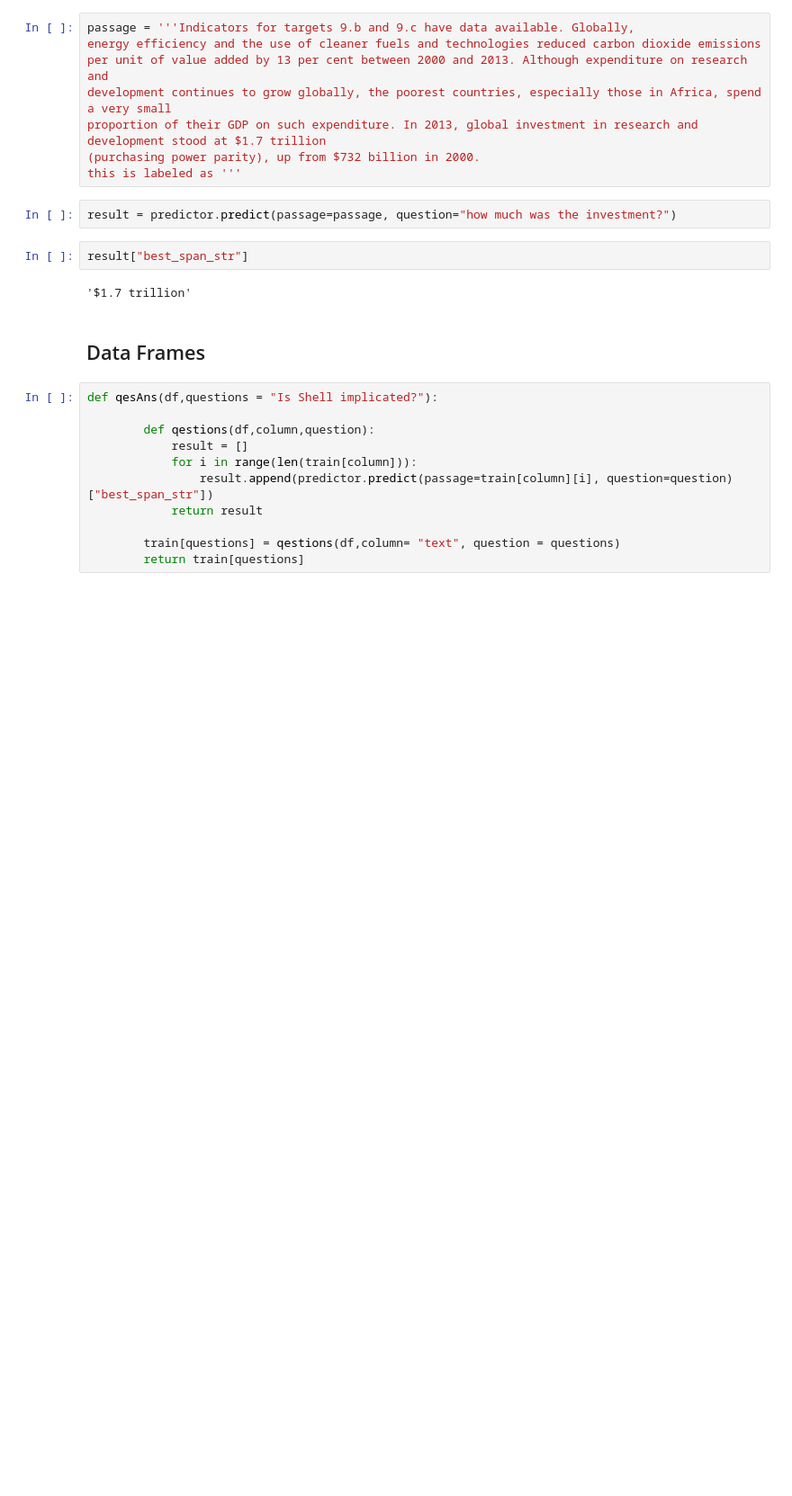
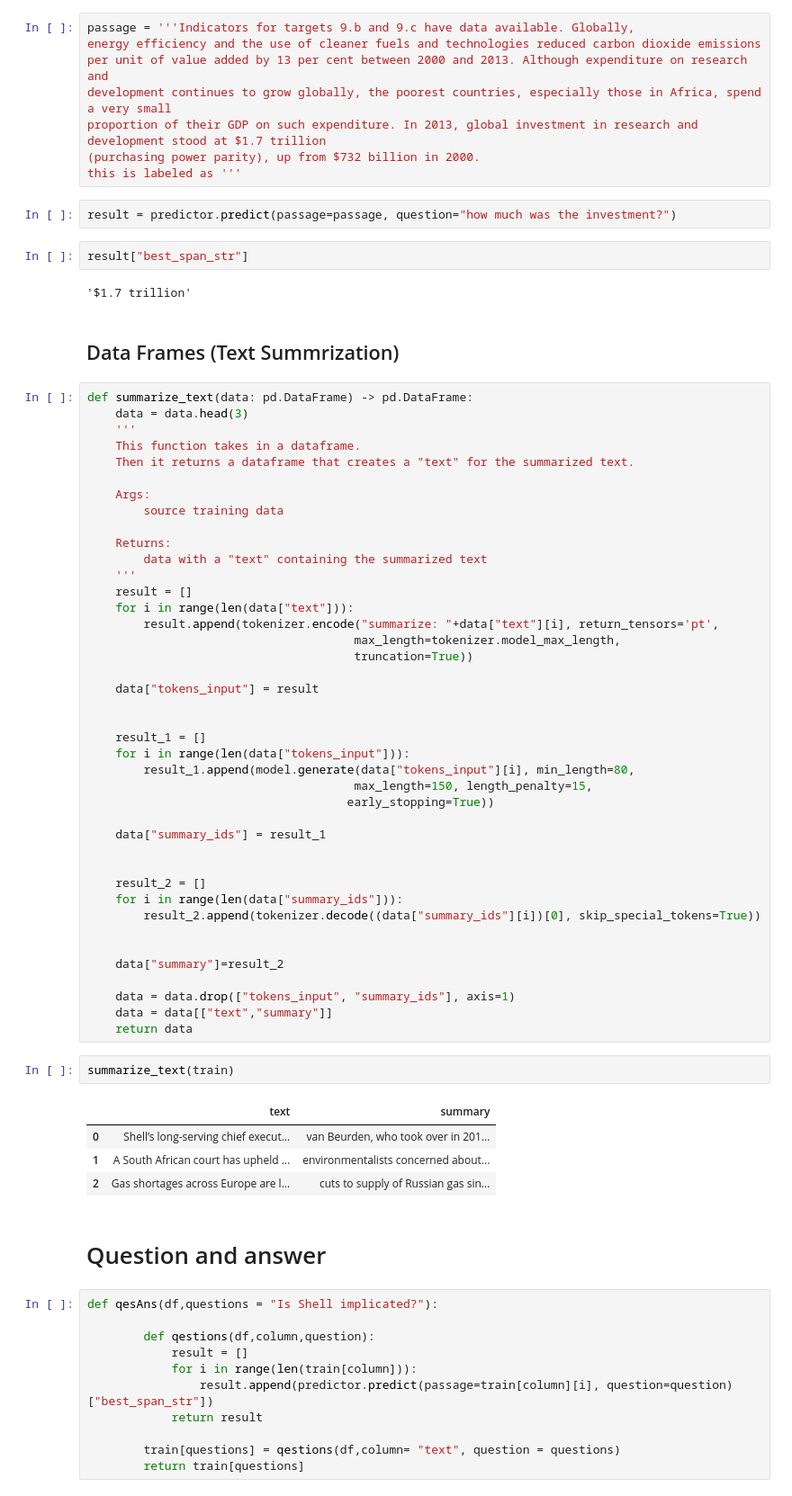
Before and after one commit to kojosbk/SDG_Allennlp, a Jupyter notebook: TeamA_Experiment.ipynb, the cells around one changed output. Shown: that part at 90% size. Drawn from its saved outputs; the diff is of its cells as text; blank space fills up the shorter version.

```diff
--- a/TeamA_Experiment.ipynb
+++ b/TeamA_Experiment.ipynb
@@ -209,7 +285,57 @@ result["best_span_str"]
 # %% [output]
 '$1.7 trillion'
 # %% [markdown]
-## Data Frames
+## Data Frames (Text Summrization)
+# %%
+def summarize_text(data: pd.DataFrame) -> pd.DataFrame:
+    data = data.head(3)
+    '''
+    This function takes in a dataframe.
+    Then it returns a dataframe that creates a "text" for the summarized text.
+
+    Args:
+        source training data
+
+    Returns:
+        data with a "text" containing the summarized text
+    '''
+    result = []
+    for i in range(len(data["text"])):
+        result.append(tokenizer.encode("summarize: "+data["text"][i], return_tensors='pt',
+                                      max_length=tokenizer.model_max_length,
+                                      truncation=True))
+
+    data["tokens_input"] = result
+
+
+    result_1 = []
+    for i in range(len(data["tokens_input"])):
+        result_1.append(model.generate(data["tokens_input"][i], min_length=80,
+                                      max_length=150, length_penalty=15,
+                                     early_stopping=True))
+
+    data["summary_ids"] = result_1
+
+
+    result_2 = []
+    for i in range(len(data["summary_ids"])):
+        result_2.append(tokenizer.decode((data["summary_ids"][i])[0], skip_special_tokens=True))
+
+
+    data["summary"]=result_2
+
+    data = data.drop(["tokens_input", "summary_ids"], axis=1)
+    data = data[["text","summary"]]
+    return data
+# %%
+summarize_text(train)
+# %% [output]
+|  | text | summary |
+| 0 | Shell’s long-serving chief execut... | van Beurden, who took over in 201... |
+| 1 | A South African court has upheld ... | environmentalists concerned about... |
+| 2 | Gas shortages across Europe are l... | cuts to supply of Russian gas sin... |
+# %% [markdown]
+# Question and answer
 # %%
 def qesAns(df,questions = "Is Shell implicated?"):
 
```
Also changed, not shown: parts of 29 cells of this notebook, 1 other file.
